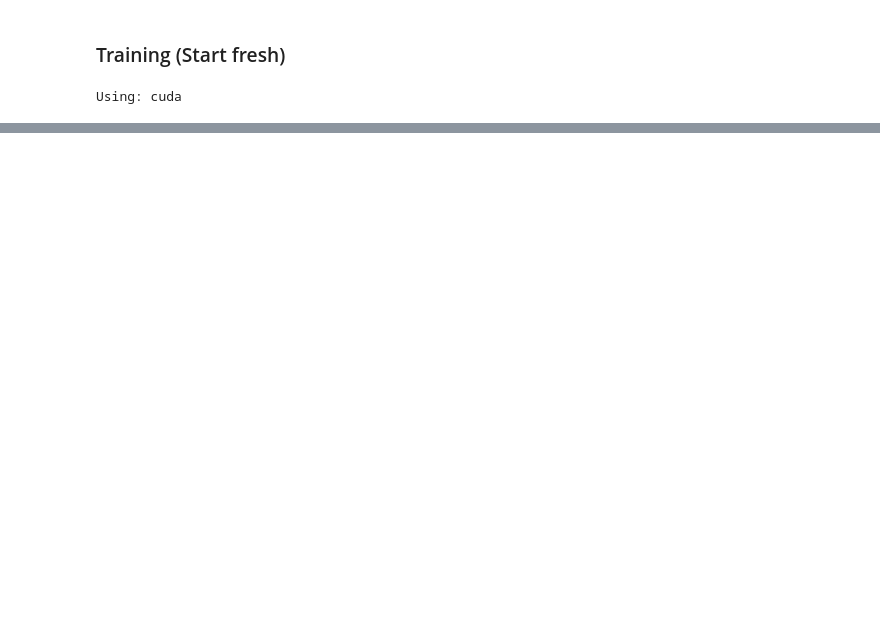
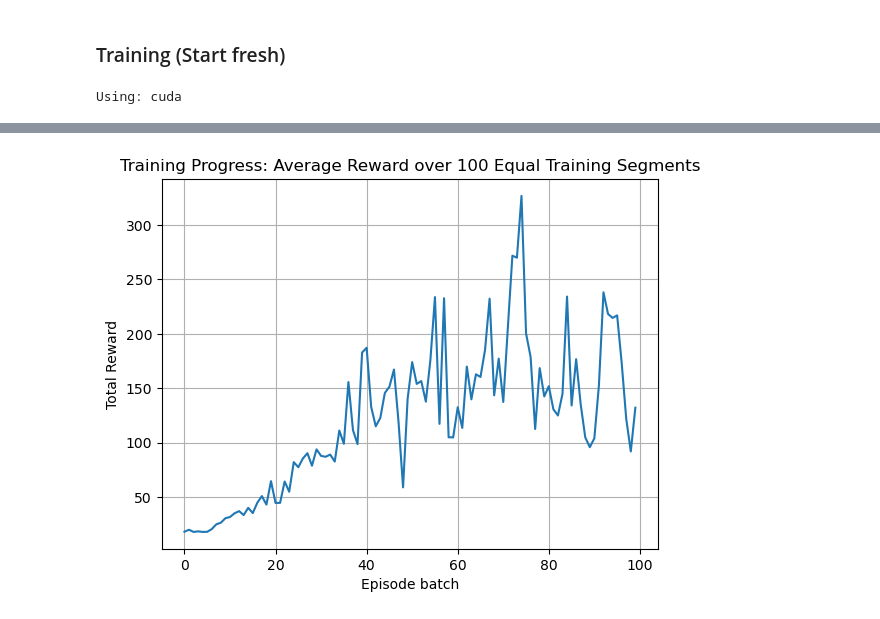
Before and after one commit to William-Pig/tetris_ai, a Jupyter notebook: main.ipynb, the cells around one changed output, grey strips where cells are left out. Drawn from its saved outputs; the diff is of its cells as text; code cells hidden in the pictures; blank space fills up the shorter version.

Commit message:
added value_dqn

```diff
--- a/main.ipynb
+++ b/main.ipynb
@@ -1108,0 +931,14 @@ GIF saved to feature_mlp_checkpoints/ep_4000.gif
+# %%
+env = TetrisGym(width=10, height=20)
+agent = ValueDQNAgent(game_width=10, game_height=20, device="cuda")
+# %%
+agent.train(env, episodes=1000)
+# %%
+plt.plot(np.mean(np.array_split(agent.rewards, 100),axis=1))
+plt.xlabel('Episode batch')
+plt.ylabel('Total Reward')
+plt.title('Training Progress: Average Reward over 100 Equal Training Segments')
+plt.grid(True)
+plt.show()
+# %% [output]
+[figure, added]
```
Also changed, not shown: parts of 47 cells of this notebook, 4 other files.
